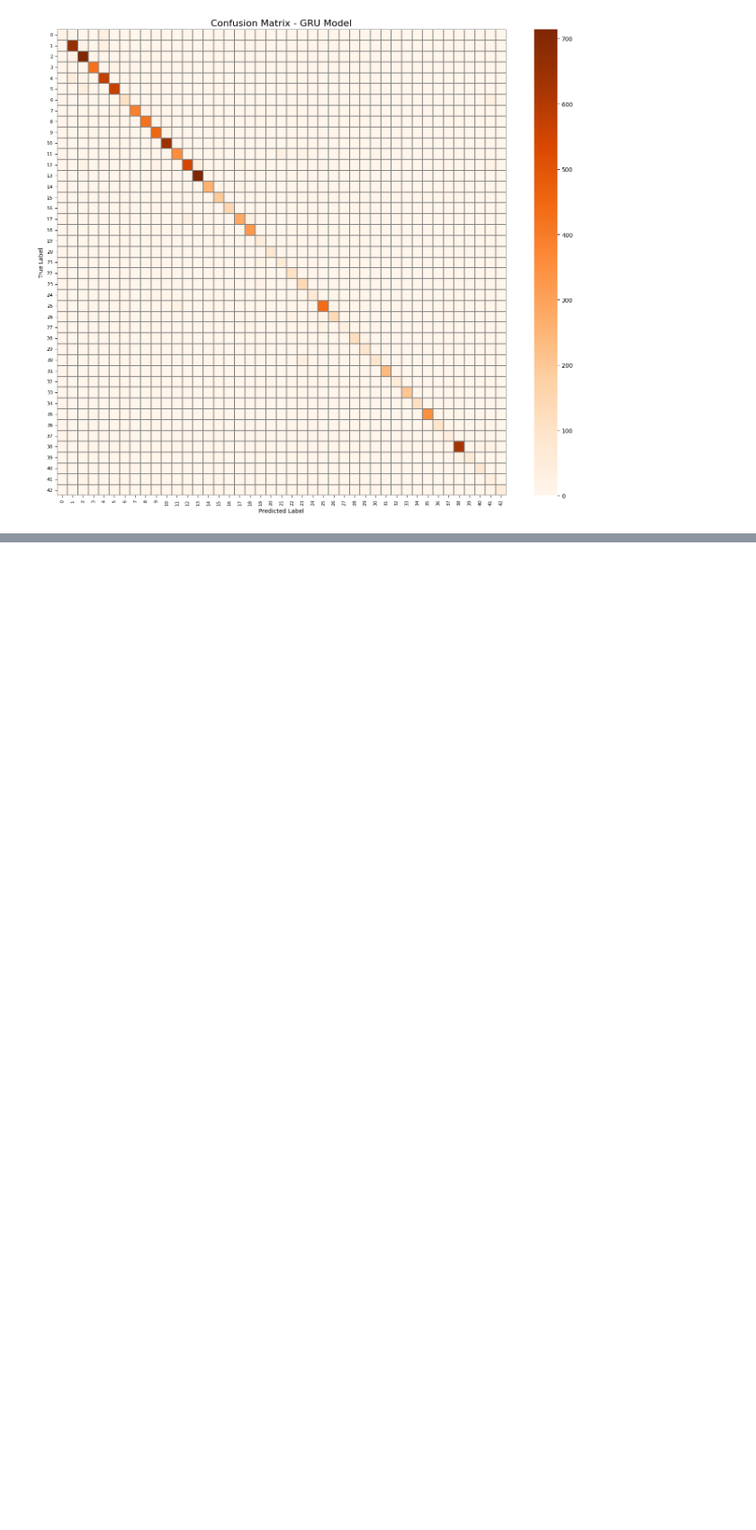
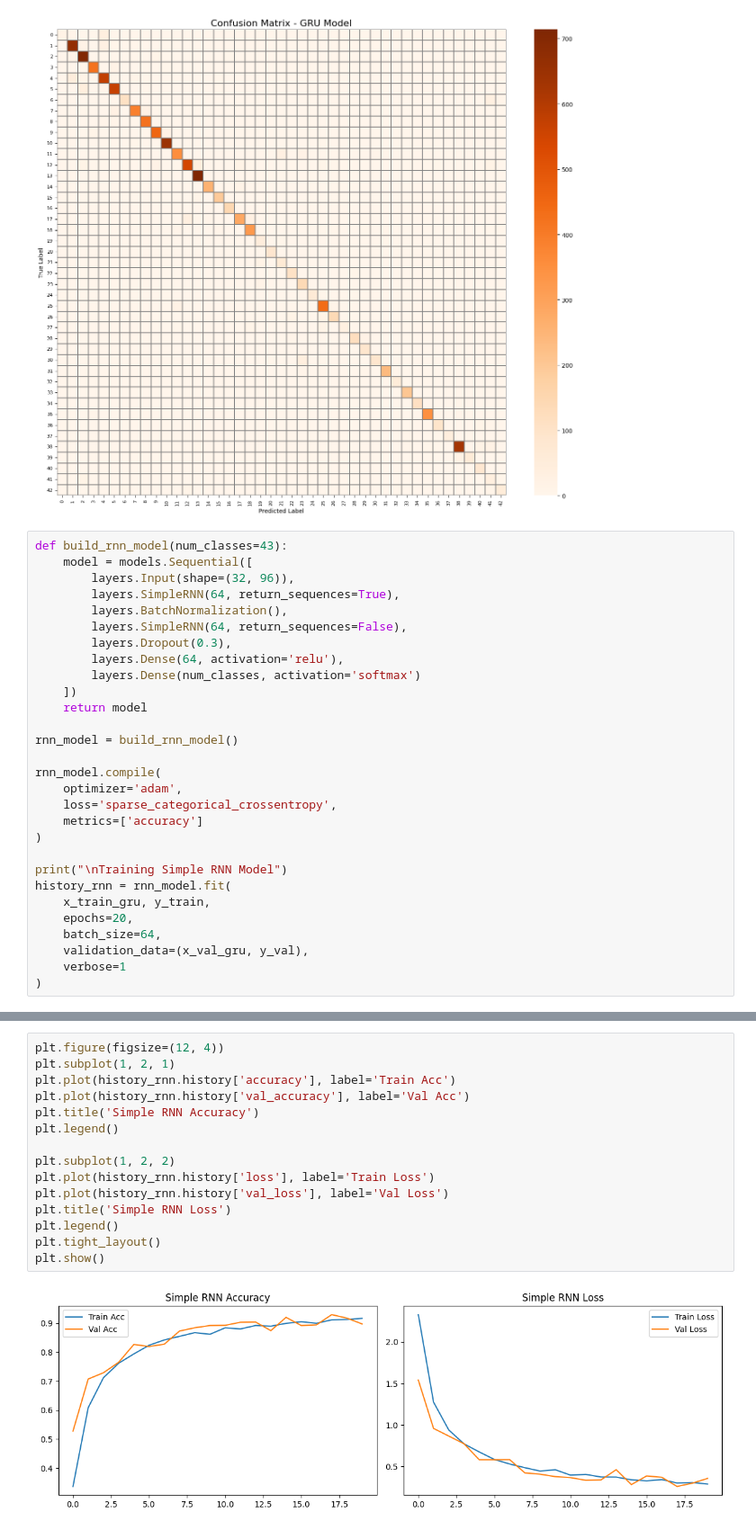
Before and after one commit to Engshadow/Autonomous-Vehicle-Perception-Module, a Jupyter notebook: Project.ipynb, the cells around one changed output, grey strips where cells are left out. Shown at 90% size. Saved outputs shown, nothing was run; the diff lists cells and outputs as text; blank space fills up the shorter version.

```diff
--- a/Project.ipynb
+++ b/Project.ipynb
@@ -1265,3 +1274,32 @@ plt.show()
 plot_confusion(y_test, y_pred_gru, "Confusion Matrix - GRU Model")
 # %% [output]
 [figure]
+# %%
+def build_rnn_model(num_classes=43):
+    model = models.Sequential([
+        layers.Input(shape=(32, 96)),
+        layers.SimpleRNN(64, return_sequences=True),
+        layers.BatchNormalization(),
+        layers.SimpleRNN(64, return_sequences=False),
+        layers.Dropout(0.3),
+        layers.Dense(64, activation='relu'),
+        layers.Dense(num_classes, activation='softmax')
+    ])
+    return model
+
+rnn_model = build_rnn_model()
+
+rnn_model.compile(
+    optimizer='adam',
+    loss='sparse_categorical_crossentropy',
+    metrics=['accuracy']
+)
+
+print("\nTraining Simple RNN Model")
+history_rnn = rnn_model.fit(
+    x_train_gru, y_train,
+    epochs=20,
+    batch_size=64,
+    validation_data=(x_val_gru, y_val),
+    verbose=1
+)
@@ -1267,0 +1344,17 @@ plot_confusion(y_test, y_pred_gru, "Confusion Matrix - GRU Model")
+# %%
+plt.figure(figsize=(12, 4))
+plt.subplot(1, 2, 1)
+plt.plot(history_rnn.history['accuracy'], label='Train Acc')
+plt.plot(history_rnn.history['val_accuracy'], label='Val Acc')
+plt.title('Simple RNN Accuracy')
+plt.legend()
+
+plt.subplot(1, 2, 2)
+plt.plot(history_rnn.history['loss'], label='Train Loss')
+plt.plot(history_rnn.history['val_loss'], label='Val Loss')
+plt.title('Simple RNN Loss')
+plt.legend()
+plt.tight_layout()
+plt.show()
+# %% [output]
+[figure, added]
```
Also changed, not shown: parts of 7 cells of this notebook, 8 other files.
